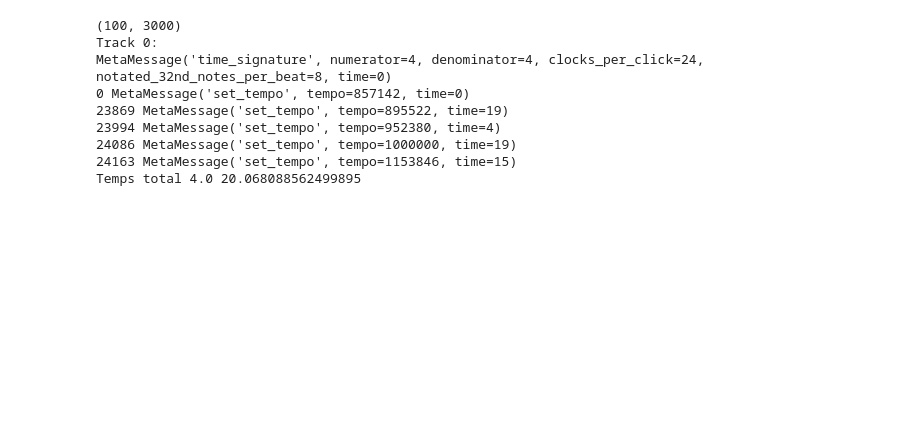
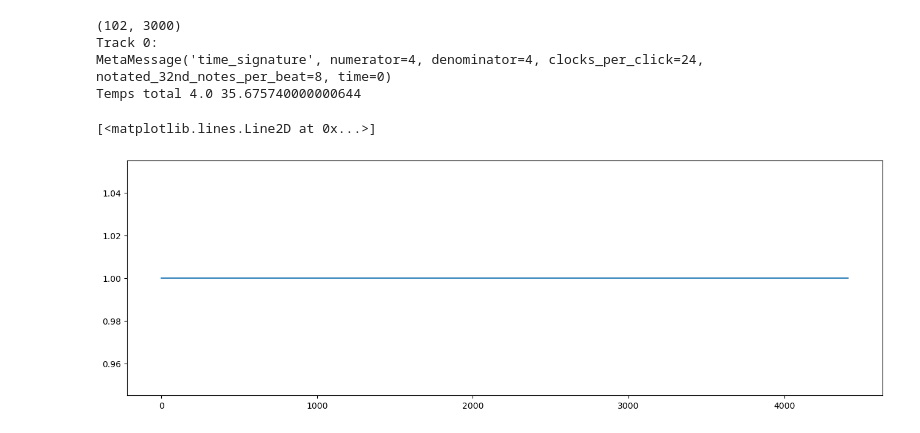
Before and after one commit to clementsoullard/sudoku-resolver, a Jupyter notebook: FFT/readmido.ipynb, the cells around one changed output. Saved outputs shown, nothing was run; the diff lists cells and outputs as text; code cells hidden in the pictures; blank space fills up the shorter version.

Commit message:
Ajout de la préparation de sdataset

```diff
--- a/FFT/readmido.ipynb
+++ b/FFT/readmido.ipynb
@@ -8,9 +32,9 @@ import numpy as np
 time=0
 currentTempo=500000
 tickPerBeat=mid.ticks_per_beat
-notes=np.zeros((100),np.int32)
+notes=np.zeros((102),np.int32)
 # An array to store notes from 0 to 60 s
-Y=np.zeros((100,300*10),np.int32)
+Y=np.zeros((102,300*10),np.int32)
 print(Y.shape)
 
 lastIndexTime=0
@@ -23,6 +47,7 @@ for i, track in enumerate(mid.tracks):
         if not msg.is_meta:
             if msg.type=='note_on':
                 totalticks=totalticks+msg.time
+                # La note est ajoutée que si la batterie (canal 9 n'est pas concerné)
                 if msg.channel!=9:
                     if msg.velocity==0:
                         note=msg.note
@@ -34,7 +59,7 @@ for i, track in enumerate(mid.tracks):
             print(msg)
         elif msg.type=='set_tempo':
             currentTempo=msg.tempo
-            print(totalticks,msg)
+            #print(totalticks,msg)
         time=time+msg.time*currentTempo/tickPerBeat
         #print(time)
         indextime=int(time*10//1000000)
@@ -50,20 +75,48 @@ for i, track in enumerate(mid.tracks):
 
         lastIndexTime=indextime
 
-  #      if time>208000000 and time<208200000:
-  #          print(np.where(notes))
+print("Temps total",time/1000000/60//1,time/1000000/60%1*60)
 
-print("Temps total",time/1000000/60//1,time/1000000/60%1*60)
+np.save('content/hey-judeY.npy',Y)
 # %% [output]
-(100, 3000)
+(102, 3000)
 Track 0:
 MetaMessage('time_signature', numerator=4, denominator=4, clocks_per_click=24, notated_32nd_notes_per_beat=8, time=0)
-0 MetaMessage('set_tempo', tempo=857142, time=0)
-23869 MetaMessage('set_tempo', tempo=895522, time=19)
-23994 MetaMessage('set_tempo', tempo=952380, time=4)
-24086 MetaMessage('set_tempo', tempo=1000000, time=19)
-24163 MetaMessage('set_tempo', tempo=1153846, time=15)
-Temps total 4.0 20.068088562499895
+Temps total 4.0 35.675740000000644
+# %%
+from scipy.io import wavfile # get the api
+import numpy as np
+import matplotlib.pyplot as plt
+from scipy.signal import ShortTimeFFT
+from scipy.signal.windows import gaussian
+from scipy.signal.windows import tukey
+import os
+import scipy.signal as signal
+from math import log2
+from math import pow
+import re
+
+fs,y = wavfile.read('content/let-it-be-70.wav') # load the data
+# In stereo case we only consider first channel
+if len(y.shape)>1:
+    y=y.T[0]
+y=y/np.max(y)*2
+# how many seconds of audio make up an FFT window
+windowsize=int(fs*.1)
+#win = tukey(windowsize)
+win=np.ones(windowsize)
+SFT = ShortTimeFFT(win, hop=fs//10, fs=fs,  scale_to='psd')
+spectro=SFT.spectrogram(y)
+# %%
+en=spectro.sum(axis=0)
+np.min(np.where(en>0))
+
+#plt.plot(en)
+#plt.xlim(20,40)
+plt.plot(win)
+# %% [output]
+[<matplotlib.lines.Line2D at 0x...>]
+[figure, added]
 # %%
 import re
 import matplotlib.pyplot as plt
```
Also changed, not shown: parts of 3 cells of this notebook, 4 other files.
